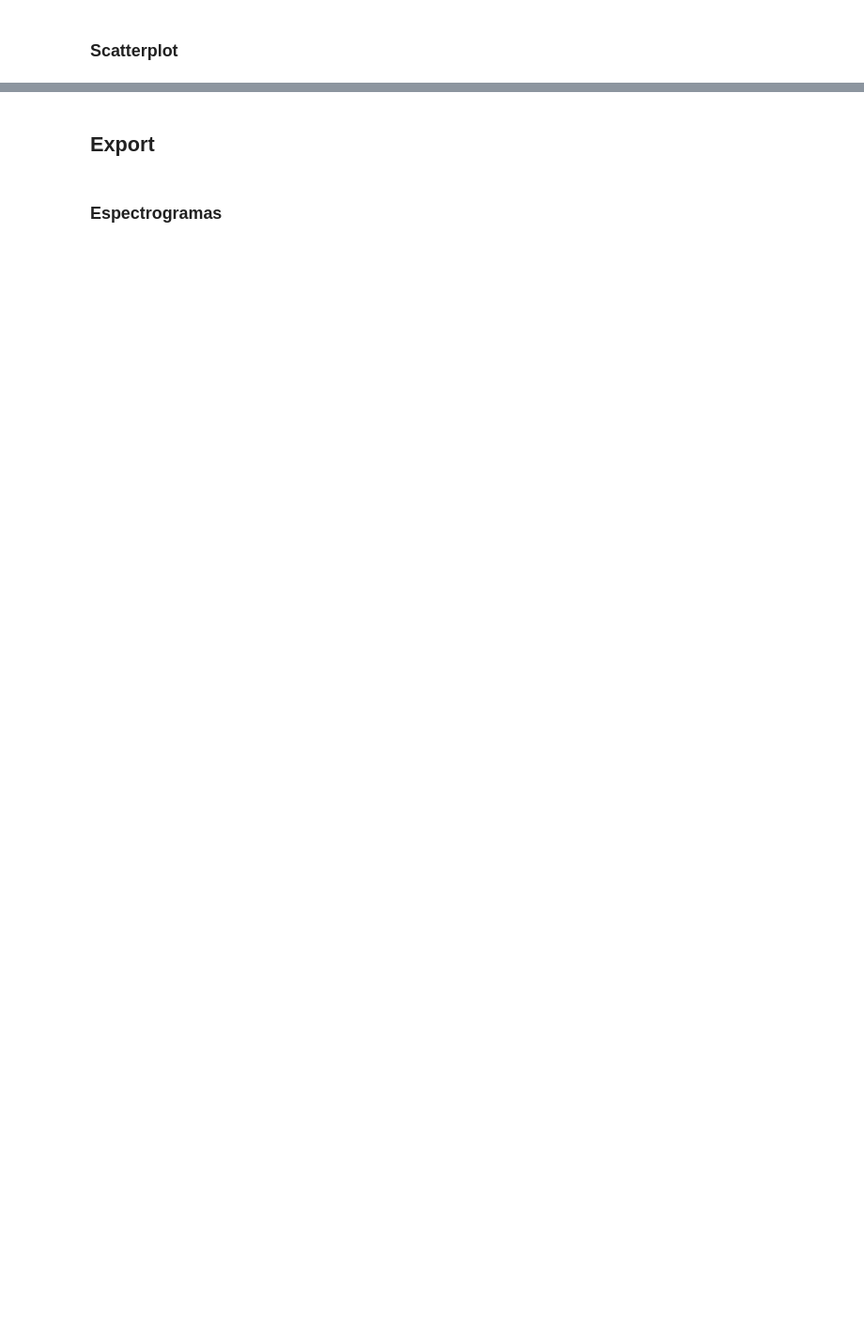
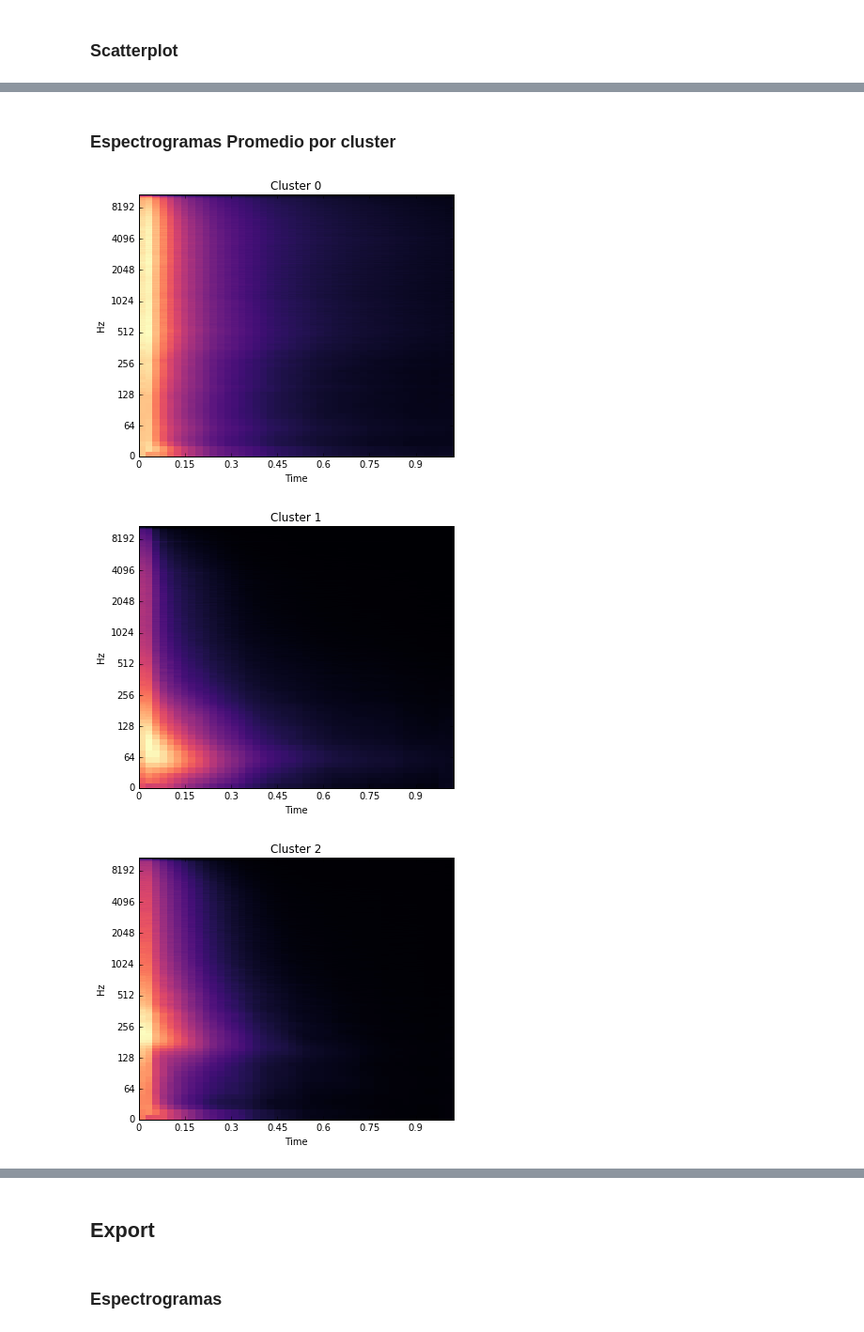
Before and after one commit to macramole/audioClustering, a Jupyter notebook: audioClusteringFFT.ipynb, the cells around one changed output, grey strips where cells are left out. Shown at 94% size. Drawn from its saved outputs; the diff is of its cells as text; code cells hidden in the pictures; blank space fills up the shorter version.

```diff
--- a/audioClusteringFFT.ipynb
+++ b/audioClusteringFFT.ipynb
@@ -214,0 +240,7 @@ Count:
+# %%
+from scipy.stats import shapiro
+pValues = []
+
+for i in range(0, matrixAudioData.shape[1]):
+    _, p = shapiro(matrixAudioData[:,i])
+    pValues.append(p)
@@ -232,3 +312,6 @@ Positions shape: (2128, 2)
+# %%
+audioFilesForExport = list( map( lambda x : x[25:], audioFiles ) )
+output = np.c_[ positions, cutTree, audioFilesForExport ]
 # %% [markdown]
 ### Scatterplot
 # %%
@@ -268,3 +360,5 @@ plt.show()
 # %% [output]
 [interactive output not drawn]
 [interactive output not drawn]
+# %% [markdown]
+### Espectrogramas Promedio por cluster
@@ -270,0 +398,31 @@ plt.show()
+# %%
+%matplotlib inline
+
+# subplt = plt.subplot(3, 3, 2)
+
+# row and column sharing
+# f, ((ax1, ax2), (ax3, ax4)) = plt.subplots(3, 3, sharex='col', sharey='row')
+# f, plotMatrix = plt.subplots(3, 3, sharex='col', sharey='row')
+# currentCluster = 0
+
+# for tresPlots in plotMatrix:
+#     for plot in tresPlots:
+#         if currentCluster < cantClusters:
+#             plot.plot( librosa.display.specshow(espectrogramasPromedio[currentCluster],y_axis='log', x_axis='time') )
+#             currentCluster+=1;
+
+# ax1.plot(x, y)
+# ax2.scatter(x, y)
+# ax3.scatter(x, 2 * y ** 2 - 1, color='r')
+# ax4.plot(x, 2 * y ** 2 - 1, color='r')
+
+for cluster in range(0, cantClusters):
+    fig = plt.figure(figsize=(6, 5))
+    librosa.display.specshow(espectrogramasPromedio[cluster],y_axis='log', x_axis='time')
+    plt.title('Cluster ' + str(cluster))
+
+plt.show()
+# %% [output]
+[figure, added]
+[figure, added]
+[figure, added]
```
Also changed, not shown: parts of 33 cells of this notebook, 6 other files.
